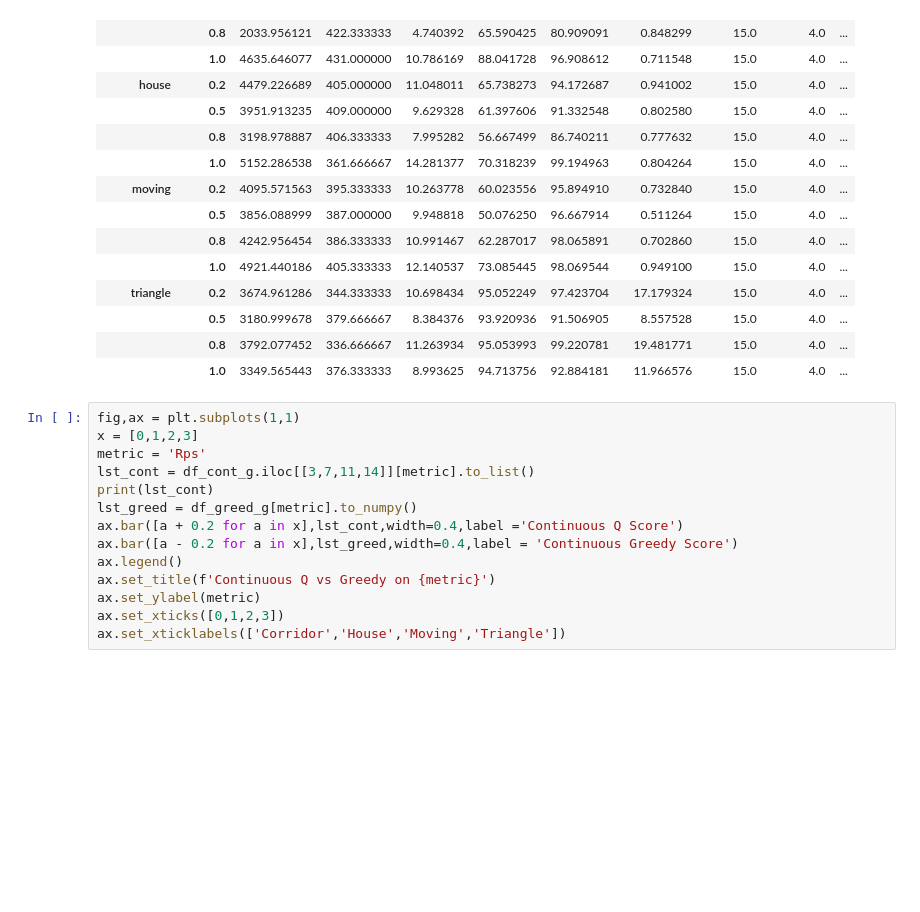
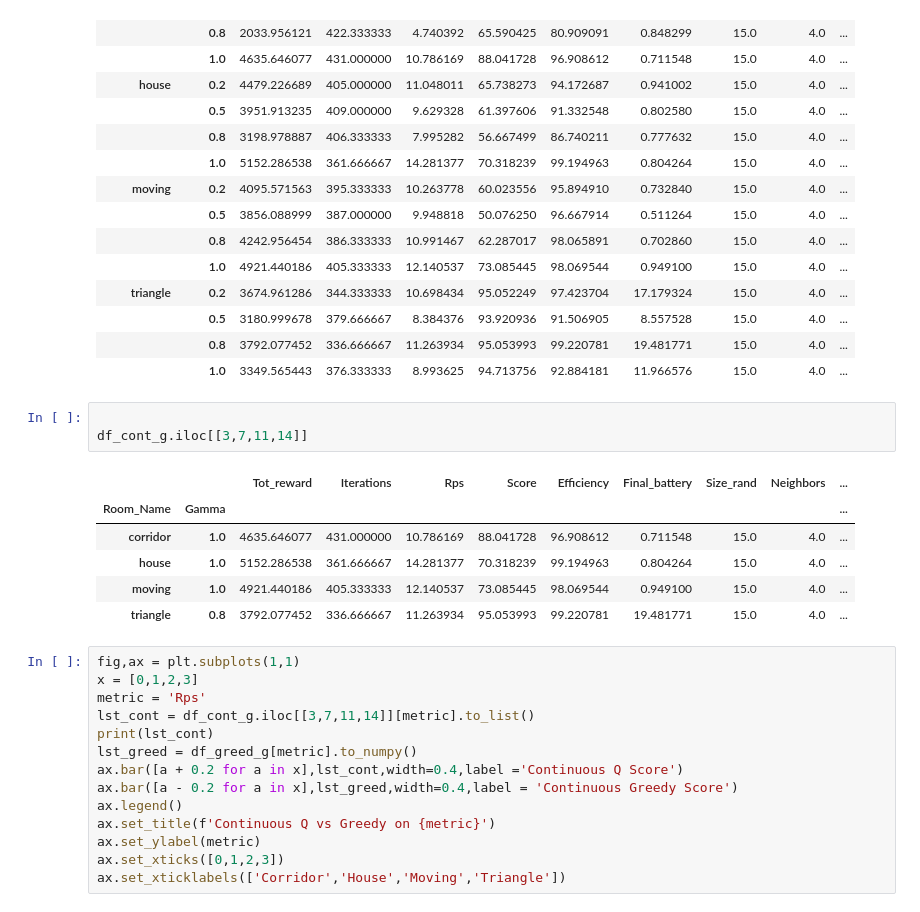
Before and after one commit to nkolln/Data-Intelligence-Challenge-15, a Jupyter notebook: Continuous-Simulations/test.ipynb, the cells around one changed output. Cells and saved outputs as stored; diff of their text form; blank space fills up the shorter version.

```diff
--- a/Continuous-Simulations/test.ipynb
+++ b/Continuous-Simulations/test.ipynb
@@ -65,6 +45,16 @@ df_cont_g = df_cont.groupby(['Room_Name','Gamma']).mean();df_cont_g
 |  | 0.5 | 3180.999678 | 379.666667 | 8.384376 | 93.920936 | 91.506905 | 8.557528 | 15.0 | 4.0 | ... |
 |  | 0.8 | 3792.077452 | 336.666667 | 11.263934 | 95.053993 | 99.220781 | 19.481771 | 15.0 | 4.0 | ... |
 |  | 1.0 | 3349.565443 | 376.333333 | 8.993625 | 94.713756 | 92.884181 | 11.966576 | 15.0 | 4.0 | ... |
+# %%
+
+df_cont_g.iloc[[3,7,11,14]]
+# %% [output]
+|  |  | Tot_reward | Iterations | Rps | Score | Efficiency | Final_battery | Size_rand | Neighbors | ... |
+| Room_Name | Gamma |  |  |  |  |  |  |  |  | ... |
+| corridor | 1.0 | 4635.646077 | 431.000000 | 10.786169 | 88.041728 | 96.908612 | 0.711548 | 15.0 | 4.0 | ... |
+| house | 1.0 | 5152.286538 | 361.666667 | 14.281377 | 70.318239 | 99.194963 | 0.804264 | 15.0 | 4.0 | ... |
+| moving | 1.0 | 4921.440186 | 405.333333 | 12.140537 | 73.085445 | 98.069544 | 0.949100 | 15.0 | 4.0 | ... |
+| triangle | 0.8 | 3792.077452 | 336.666667 | 11.263934 | 95.053993 | 99.220781 | 19.481771 | 15.0 | 4.0 | ... |
 # %%
 fig,ax = plt.subplots(1,1)
 x = [0,1,2,3]
```
Also changed, not shown: parts of 1 cell of this notebook.
